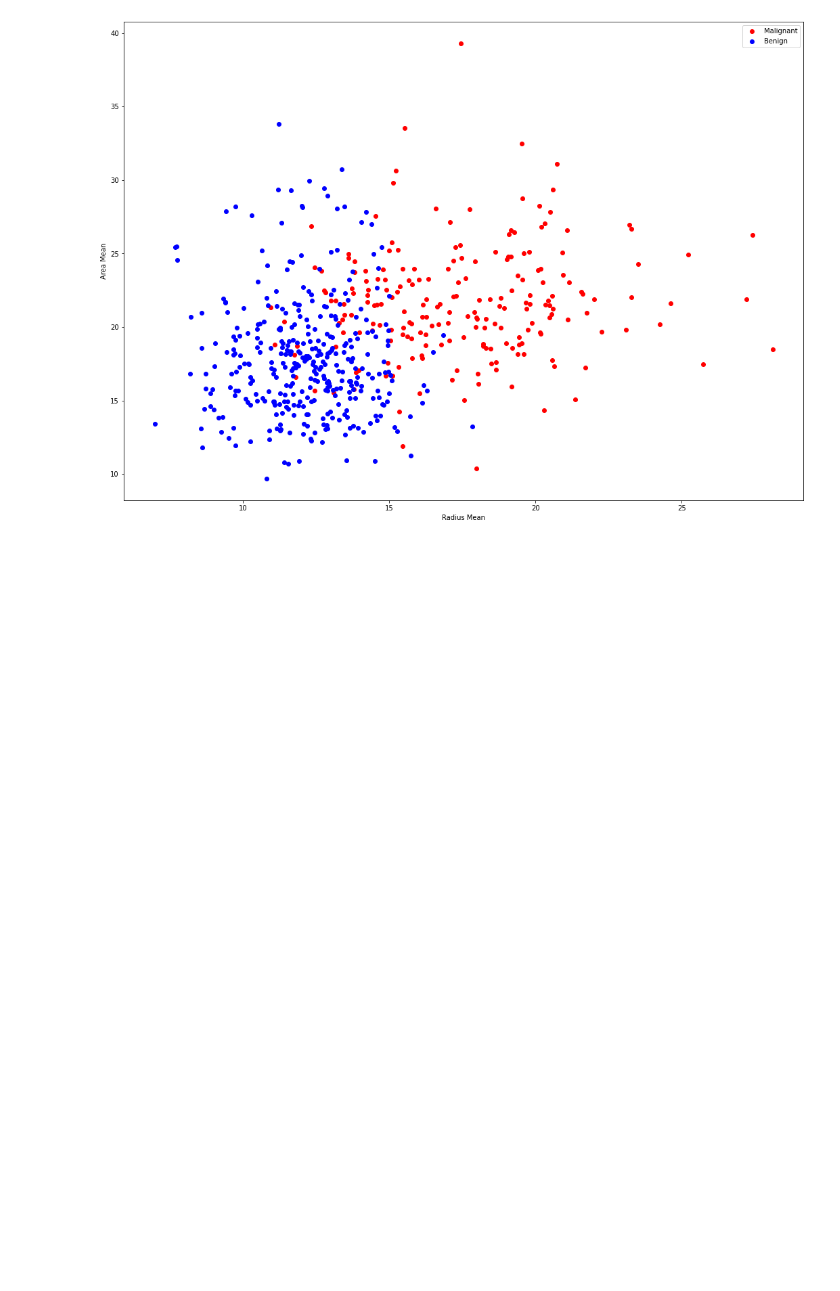
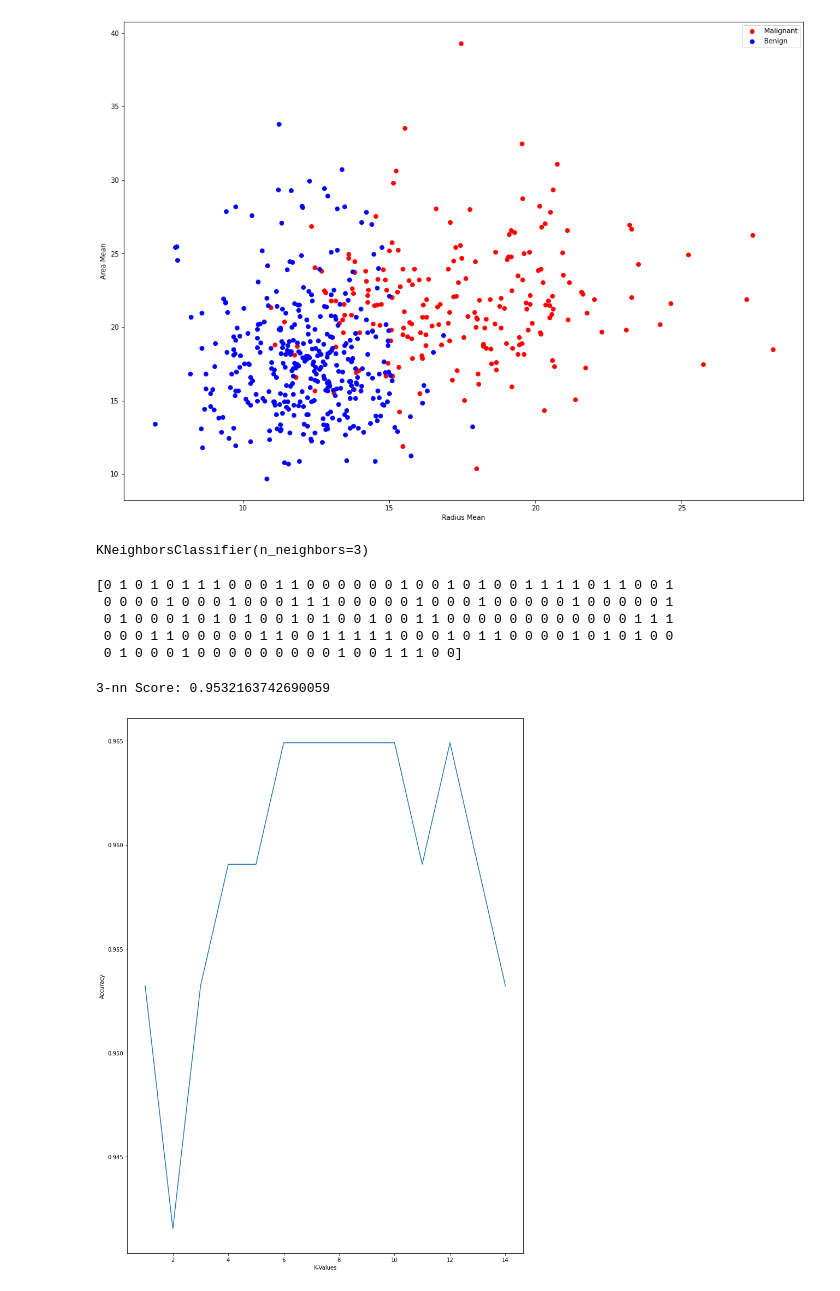
Before and after one commit to halimocakli/IntroductionToMachineLearning, a Jupyter notebook: PracticalClassworks/07 - KNN/knn.ipynb, the cells around one changed output. Drawn from its saved outputs; the diff is of its cells as text; code cells hidden in the pictures; blank space fills up the shorter version.

```diff
--- a/PracticalClassworks/07 - KNN/knn.ipynb
+++ b/PracticalClassworks/07 - KNN/knn.ipynb
@@ -99,0 +111,13 @@ plt.show()
+# %%
+# Train-Test Split
+from sklearn.model_selection import train_test_split
+X_train, X_test, y_train, y_test = train_test_split(X, y, test_size = 0.3, random_state=1)
+# %%
+# KNN modelimizi oluşturalımprint(prediction)
+from sklearn.neighbors import KNeighborsClassifier
+knn = KNeighborsClassifier(n_neighbors = 3) # n_neighbors = k
+# %%
+# KNN modelimizi fit edelim
+knn.fit(X_train,y_train)
+# %% [output]
+KNeighborsClassifier(n_neighbors=3)
@@ -99,0 +127,30 @@ plt.show()
+# %%
+print(prediction)
+# %% [output]
+[0 1 0 1 0 1 1 1 0 0 0 1 1 0 0 0 0 0 0 1 0 0 1 0 1 0 0 1 1 1 1 0 1 1 0 0 1
+ 0 0 0 0 1 0 0 0 1 0 0 0 1 1 1 0 0 0 0 0 1 0 0 0 1 0 0 0 0 0 1 0 0 0 0 0 1
+ 0 1 0 0 0 1 0 1 0 1 0 0 1 0 1 0 0 1 0 0 1 1 0 0 0 0 0 0 0 0 0 0 0 0 1 1 1
+ 0 0 0 1 1 0 0 0 0 0 1 1 0 0 1 1 1 1 1 0 0 0 1 0 1 1 0 0 0 0 1 0 1 0 1 0 0
+ 0 1 0 0 0 1 0 0 0 0 0 0 0 0 0 1 0 0 1 1 1 0 0]
+# %%
+# Modelin skor değerini inceleyelim
+print("{}-nn Score: {} ".format(3, knn.score(X_test,y_test)))
+# %% [output]
+3-nn Score: 0.9532163742690059
+# %%
+# Birden fazla K değeri için oluşacak sonuçları inceleyelim
+
+score_list = []
+for each in range(1,15):
+    knn2 = KNeighborsClassifier(n_neighbors = each)
+    knn2.fit(X_train,y_train)
+    score_list.append(knn2.score(X_test,y_test))
+# %%
+# Elde ettiğimiz sonuçları görselleştirelim
+plt.figure(figsize=(13, 18))
+plt.plot(range(1,15), score_list)
+plt.xlabel("K-Values")
+plt.ylabel("Accuracy")
+plt.show()
+# %% [output]
+[figure, added]
```
Also changed, not shown: parts of 6 cells of this notebook.
